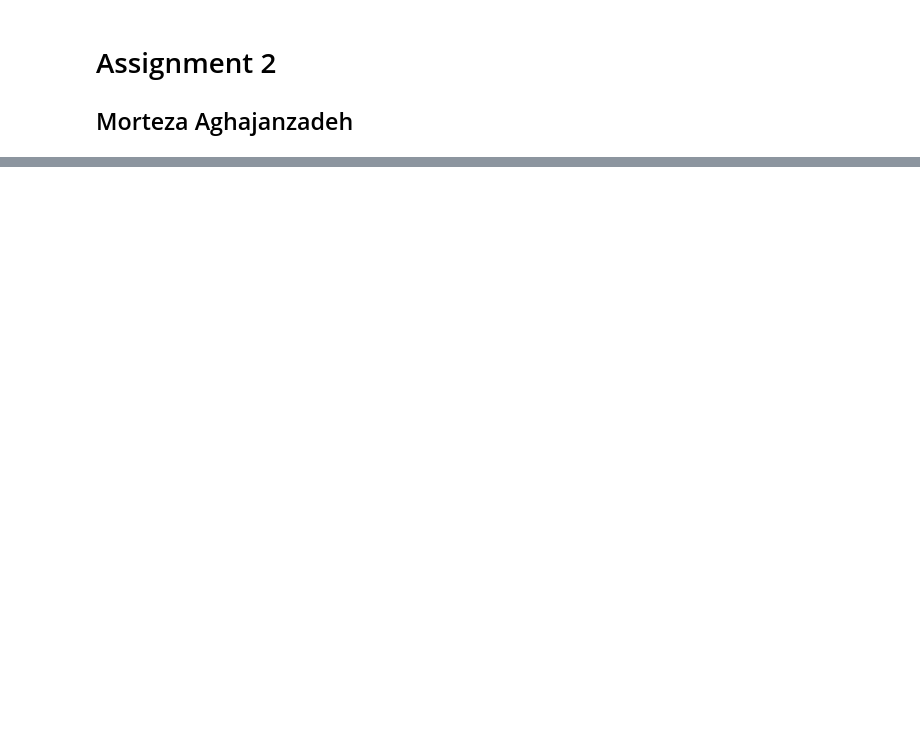
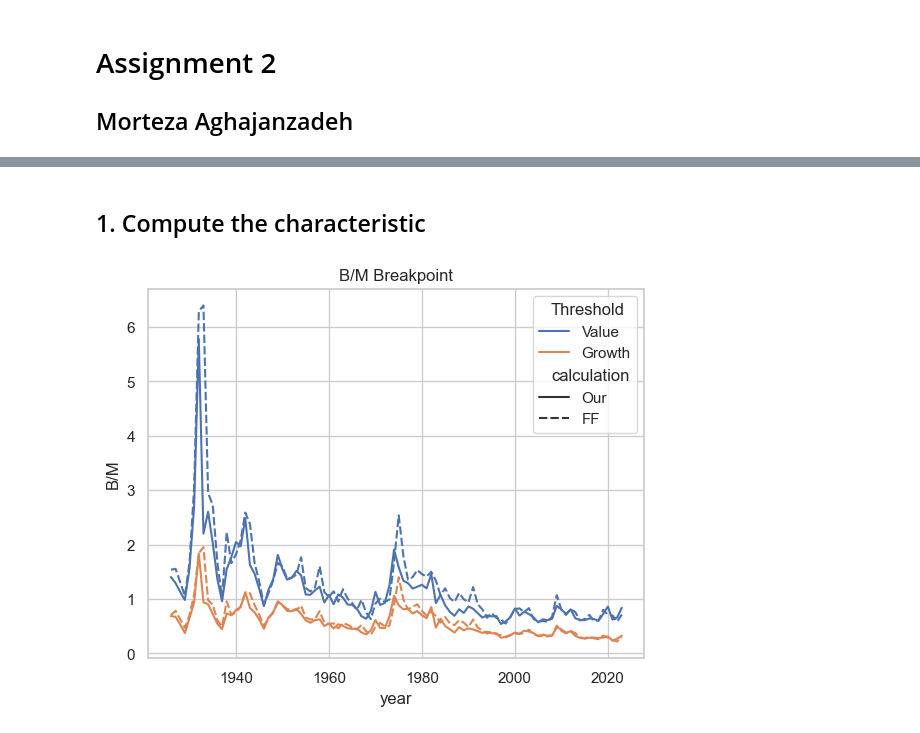
Before and after one commit to mortezaaghajanzadeh/BDAP, a Jupyter notebook: Assignments/Assignment 2/Assignment2.ipynb, the cells around one changed output, grey strips where cells are left out. Drawn from its saved outputs; the diff is of its cells as text; code cells hidden in the pictures; blank space fills up the shorter version.

```diff
--- a/Assignments/Assignment 2/Assignment2.ipynb
+++ b/Assignments/Assignment 2/Assignment2.ipynb
@@ -138,0 +176,28 @@ for i in tqdm(High_portfolio):
+# %%
+## Create the selection of annual portfolio and the end of June
+
+# Based on French's description, we need to sort the stocks based on the market capitalization at the end of December
+# Then, we will use the end of June market capitalization to calculate the book to market ratio
+# We will use the end of June to calculate the B/M ratio
+# We will use the end of December to sort the stocks
+portfolio_selection = pd.DataFrame()
+portfolio_selection = df.loc[df.month.isin([7,12])].copy()
+# Drop the missing market capitalization
+portfolio_selection['mcap_flag'] = portfolio_selection.groupby(['permno', 'year'])['mcap'].transform(lambda x: 1 if x.isna().sum() > 0 else 0)
+portfolio_selection = portfolio_selection.loc[portfolio_selection.mcap_flag == 0].copy()
+
+# mapping the market capitalization at the end of December to the end of June to do the double sorting
+mapping_dict = dict(zip(portfolio_selection.loc[portfolio_selection.month == 12].set_index(['permno', 'year']).index, portfolio_selection.loc[portfolio_selection.month == 12].mcap))
+portfolio_selection.drop(portfolio_selection[portfolio_selection.month == 12].index, inplace=True)
+portfolio_selection['mcap'] = portfolio_selection.set_index(['permno', 'year']).index.map(mapping_dict)
+portfolio_selection.dropna(subset=['mcap'], inplace=True)
+# %% [markdown]
+## 1. Compute the characteristic
+# %%
+## Calculate the B/M breakpoints
+portfolio_selection = portfolio_selection.loc[portfolio_selection.month == 7].dropna(subset=['B/M','mcap']).copy()
+portfolio_selection.drop_duplicates(subset=['permno', 'year'], inplace=True)
+plot_portfolio_selection = portfolio_selection.copy()
+portfolio_selection = portfolio_selection.loc[portfolio_selection['B/M'] > 0]
+High_threshold = portfolio_selection[(portfolio_selection.hexcd == 1)].groupby('year')['B/M'].quantile(0.7).to_dict()
+Low_threshold = portfolio_selection[(portfolio_selection.hexcd == 1)].groupby('year')['B/M'].quantile(0.3).to_dict()
@@ -138,0 +215,17 @@ for i in tqdm(High_portfolio):
+# %%
+## Create the plot
+pd.option_context('mode.use_inf_as_na', True)
+df_breakpoint = pd.DataFrame({'High_threshold': High_threshold, 'Low_threshold': Low_threshold})
+df_breakpoint = df_breakpoint.reset_index()
+df_breakpoint.rename(columns={'index': 'year'}, inplace=True)
+df_breakpoint = df_breakpoint.melt(id_vars='year', value_vars=['High_threshold', 'Low_threshold'], var_name='Threshold', value_name='B/M')
+df_breakpoint['Threshold'] = df_breakpoint.Threshold.map({'High_threshold': 'Value', 'Low_threshold': 'Growth'})
+df_breakpoint['calculation'] = 'Our'
+df_breakpoint = pd.concat([df_breakpoint, df_breakpoint_FF], ignore_index=True)
+sns.set(style="whitegrid")
+ax = sns.lineplot(x="year", y="B/M", hue="Threshold", style="calculation", data=df_breakpoint)
+ax.set_title('B/M Breakpoint')
+plt.savefig('Out/B_M_Breakpoint.png', dpi=300, bbox_inches='tight')
+plt.show()
+# %% [output]
+[figure, added]
```
Also changed, not shown: parts of 40 cells of this notebook, 14 other files.
